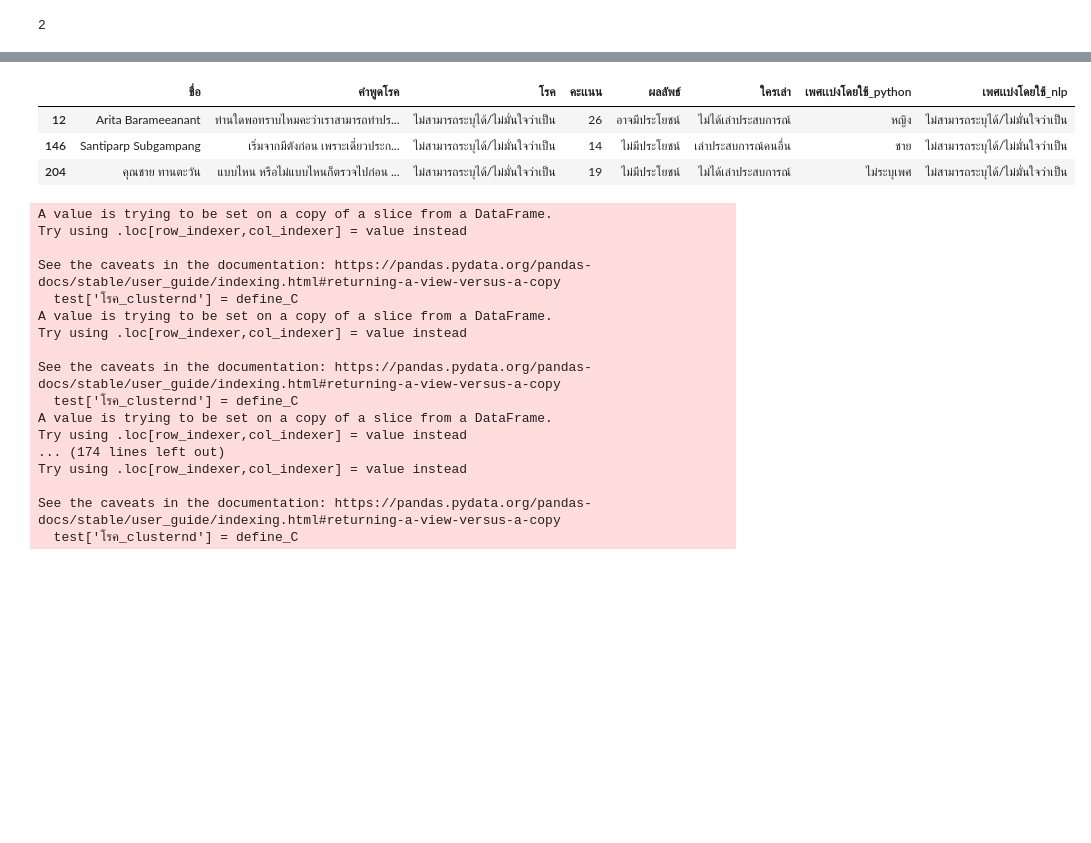
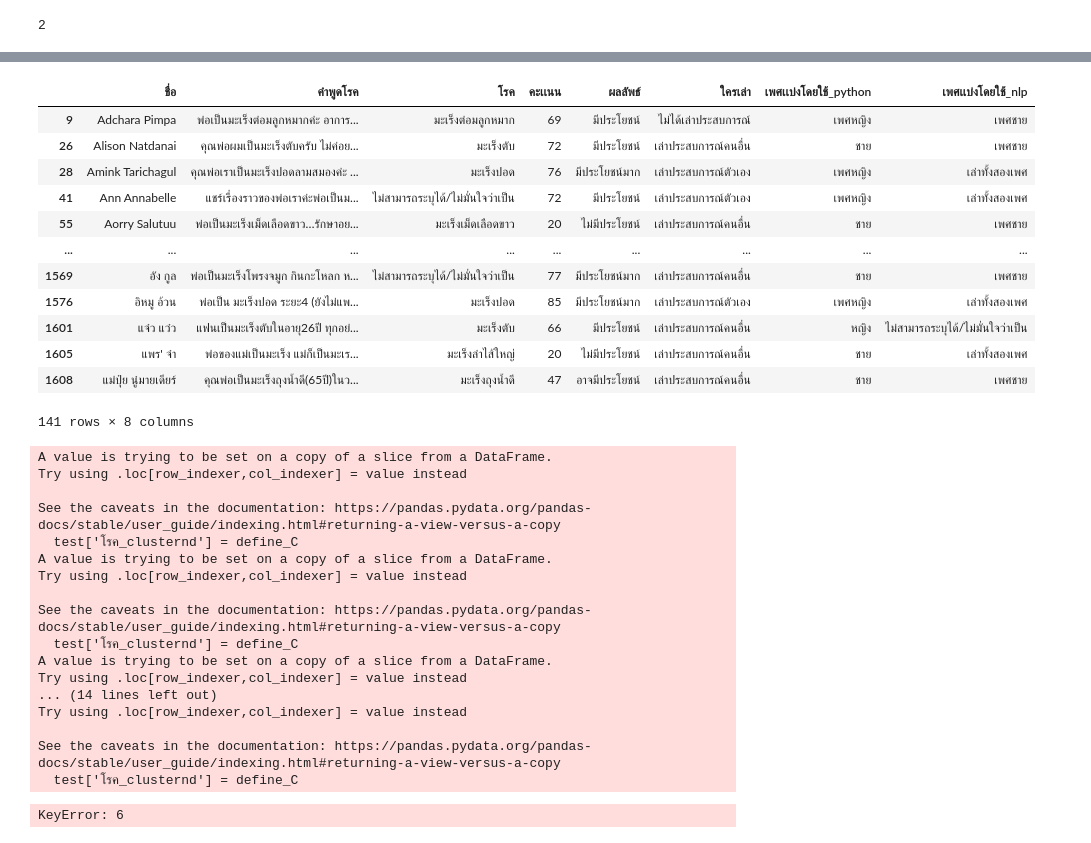
Before and after one commit to MOOwuttichai/Cancer_Social_Listening, a Jupyter notebook: บอกโรค+เพศ+ใครเป็นคนเล่า+SentenceTransformer.ipynb, the cells around one changed output, grey strips where cells are left out. Drawn from its saved outputs; the diff is of its cells as text; code cells hidden in the pictures; blank space fills up the shorter version.

```diff
--- a/บอกโรค+เพศ+ใครเป็นคนเล่า+SentenceTransformer.ipynb
+++ b/บอกโรค+เพศ+ใครเป็นคนเล่า+SentenceTransformer.ipynb
@@ -299,14 +322,14 @@ r
 #sentence_transformers and clustering เเบ่งว่าอันไหนมี ประโยชน์กับไม่มีประโยชน์
 # %%
 from sentence_transformers import SentenceTransformer,util
-sentences = comment['คำพูดโรค']
+sentences = list(comment['คำพูดโรค'])
 model = SentenceTransformer('sentence-transformers/paraphrase-multilingual-mpnet-base-v2')
 embeddings = model.encode(sentences)
 #Normalize the embeddings to unit length
 Normalize_embeddings = embeddings / np.linalg.norm(embeddings, axis=1, keepdims=True)
 # %%
 clustering_model = KMeans(n_clusters=2)
-clustering_model.fit(Normalize_embeddings)
+clustering_model.fit(embeddings)
 cluster_assignment = clustering_model.labels_
 print(cluster_assignment)
 print(len(cluster_assignment))
@@ -345,7 +361,11 @@ for i in range(len(clusternd_sentences)):
     len_2.append(y)
 if max(len_1) < max(len_2) :
   Pop=comment[comment['คำพูดโรค'].isin(clusternd_sentences[1])]
+  Pop['โรค_clusternd'] = 'ไม่มีประโยชน์_หรือ_ให้ข้อมูลน้อยเกินไป'
+  pop_use=comment[comment['คำพูดโรค'].isin(clusternd_sentences[0])]
   useful = clusternd_sentences[0]
 else :
   Pop=comment[comment['คำพูดโรค'].isin(clusternd_sentences[0])]
+  pop_use=comment[comment['คำพูดโรค'].isin(clusternd_sentences[1])]
+  Pop['โรค_clusternd'] = 'ไม่มีประโยชน์_หรือ_ให้ข้อมูลน้อยเกินไป'
   useful = clusternd_sentences[1]
@@ -370,7 +396,7 @@ model = SentenceTransformer('sentence-transformers/paraphrase-multilingual-mpnet
 useful_embeddings = model.encode(useful)
 #Normalize the embeddings to unit length
 Normalize_useful_embeddings = useful_embeddings / np.linalg.norm(useful_embeddings, axis=1, keepdims=True)
-clustering_useful_model = KMeans(n_clusters=len(name_cancar))
+clustering_useful_model = KMeans(n_clusters=6)
 clustering_useful_model.fit(Normalize_useful_embeddings)
 cluster_assignment_useful = clustering_useful_model.labels_
 
@@ -397,12 +468,21 @@ for sentence_ID, cluster_ID in enumerate(cluster_assignment_useful):
 
   clusternd_useful_sentences[cluster_ID].append(useful[sentence_ID])
 # %%
-comment[comment['คำพูดโรค'].isin(clusternd_useful_sentences[7])]
+comment[comment['คำพูดโรค'].isin(clusternd_useful_sentences[5])]
 # %% [output]
 |  | ชื่อ | คำพูดโรค | โรค | คะเเนน | ผลลัพธ์ | ใครเล่า | เพศเเบ่งโดยใช้_python | เพศเเบ่งโดยใช้_nlp |
-| 12 | Arita Barameeanant | ท่านใดพอทราบไหมคะว่าเราสามารถทำปร... | ไม่สามารถระบุได้/ไม่มั่นใจว่าเป็น | 26 | อาจมีประโยชน์ | ไม่ได้เล่าประสบการณ์ | หญิง | ไม่สามารถระบุได้/ไม่มั่นใจว่าเป็น |
-| 146 | Santiparp Subgampang | เริ่มจากมีตังก่อน เพราะเดี๋ยวประก... | ไม่สามารถระบุได้/ไม่มั่นใจว่าเป็น | 14 | ไม่มีประโยชน์ | เล่าประสบการณ์คนอื่น | ชาย | ไม่สามารถระบุได้/ไม่มั่นใจว่าเป็น |
-| 204 | คุณชาย ทานตะวัน | แบบไหน หรือไม่แบบไหนก็ตรวจไปก่อน ... | ไม่สามารถระบุได้/ไม่มั่นใจว่าเป็น | 19 | ไม่มีประโยชน์ | ไม่ได้เล่าประสบการณ์ | ไม่ระบุเพศ | ไม่สามารถระบุได้/ไม่มั่นใจว่าเป็น |
+| 9 | Adchara Pimpa | พ่อเป็นมะเร็งต่อมลูกหมากค่ะ อาการ... | มะเร็งต่อมลูกหมาก | 69 | มีประโยชน์ | ไม่ได้เล่าประสบการณ์ | เพศหญิง | เพศชาย |
+| 26 | Alison Natdanai | คุณพ่อผมเป็นมะเร็งตับครับ ไม่ค่อย... | มะเร็งตับ | 72 | มีประโยชน์ | เล่าประสบการณ์คนอื่น | ชาย | เพศชาย |
+| 28 | Amink Tarichagul | คุณพ่อเราเป็นมะเร็งปอดลามสมองค่ะ ... | มะเร็งปอด | 76 | มีประโยชน์มาก | เล่าประสบการณ์ตัวเอง | เพศหญิง | เล่าทั้งสองเพศ |
+| 41 | Ann Annabelle | แชร์เรื่องราวของพ่อเราค่ะพ่อเป็นม... | ไม่สามารถระบุได้/ไม่มั่นใจว่าเป็น | 72 | มีประโยชน์ | เล่าประสบการณ์ตัวเอง | เพศหญิง | เล่าทั้งสองเพศ |
+| 55 | Aorry Salutuu | พ่อเป็นมะเร็งเม็ดเลือดขาว…รักษาอย... | มะเร็งเม็ดเลือดขาว | 20 | ไม่มีประโยชน์ | เล่าประสบการณ์คนอื่น | ชาย | เพศชาย |
+| ... | ... | ... | ... | ... | ... | ... | ... | ... |
+| 1569 | อัง กูล | พ่อเป็นมะเร็งโพรงจมูก กินกะโหลก ห... | ไม่สามารถระบุได้/ไม่มั่นใจว่าเป็น | 77 | มีประโยชน์มาก | เล่าประสบการณ์คนอื่น | ชาย | เพศชาย |
+| 1576 | อิหมู อ้วน | พ่อเป็น มะเร็งปอด ระยะ4 (ยังไม่แพ... | มะเร็งปอด | 85 | มีประโยชน์มาก | เล่าประสบการณ์ตัวเอง | เพศหญิง | เล่าทั้งสองเพศ |
+| 1601 | แจ๋ว แว๋ว | แฟนเป็นมะเร็งตับในอายุ26ปี ทุกอย่... | มะเร็งตับ | 66 | มีประโยชน์ | เล่าประสบการณ์คนอื่น | หญิง | ไม่สามารถระบุได้/ไม่มั่นใจว่าเป็น |
+| 1605 | แพร' จ๋า | พ่อของแม่เป็นมะเร็ง แม่ก็เป็นมะเร... | มะเร็งลำไส้ใหญ่ | 20 | ไม่มีประโยชน์ | เล่าประสบการณ์คนอื่น | ชาย | เล่าทั้งสองเพศ |
+| 1608 | แม่ปุ๋ย นู๋มายเดียร์ | คุณพ่อเป็นมะเร็งถุงน้ำดี(65ปี)ในว... | มะเร็งถุงน้ำดี | 47 | อาจมีประโยชน์ | เล่าประสบการณ์คนอื่น | ชาย | เพศชาย |
+141 rows × 8 columns
 # %%
 def define_Cencer_with_clusternd(use_clusternd_sentences,n_clusters):
   data = pd.DataFrame()
@@ -427,7 +507,7 @@ def define_Cencer_with_clusternd(use_clusternd_sentences,n_clusters):
     data = pd.concat([data,test])
   return data
 # %%
-a=define_Cencer_with_clusternd(clusternd_useful_sentences,len(name_cancar))
+define_Cencer_a=define_Cencer_with_clusternd(clusternd_useful_sentences,len(name_cancar))
 # %% [output]
 A value is trying to be set on a copy of a slice from a DataFrame.
 Try using .loc[row_indexer,col_indexer] = value instead
@@ -441,8 +521,9 @@ See the caveats in the documentation: https://pandas.pydata.org/pandas-docs/stab
   test['โรค_clusternd'] = define_C
 A value is trying to be set on a copy of a slice from a DataFrame.
 Try using .loc[row_indexer,col_indexer] = value instead
-... (174 lines left out)
+... (14 lines left out)
 Try using .loc[row_indexer,col_indexer] = value instead
 
 See the caveats in the documentation: https://pandas.pydata.org/pandas-docs/stable/user_guide/indexing.html#returning-a-view-versus-a-copy
   test['โรค_clusternd'] = define_C
+KeyError: 6
```
Also changed, not shown: parts of 30 cells of this notebook.
